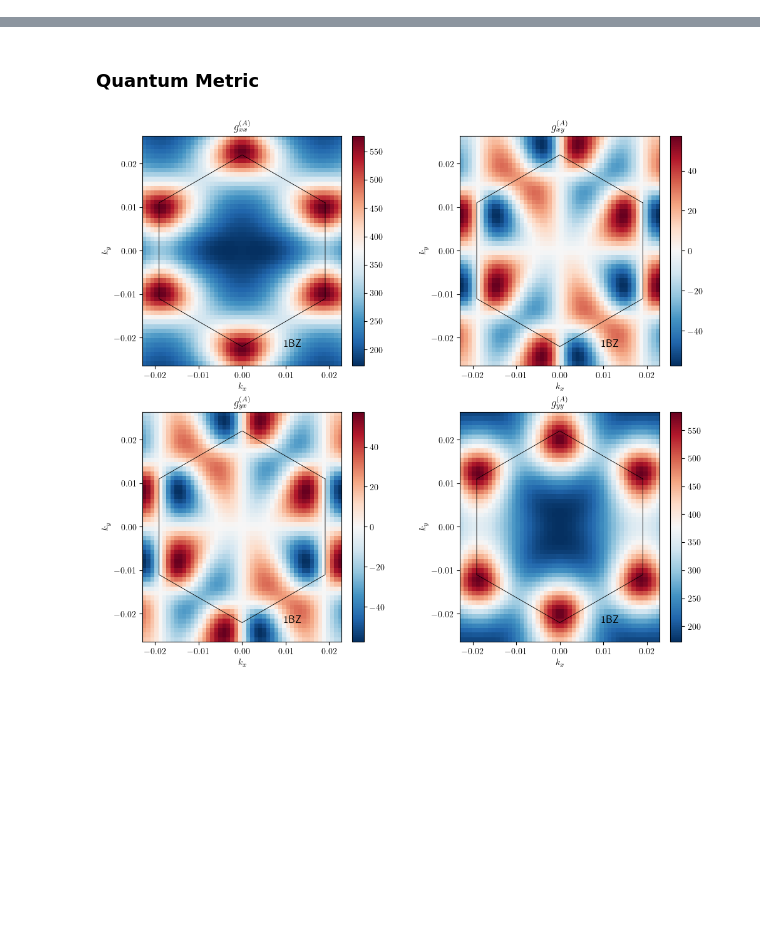
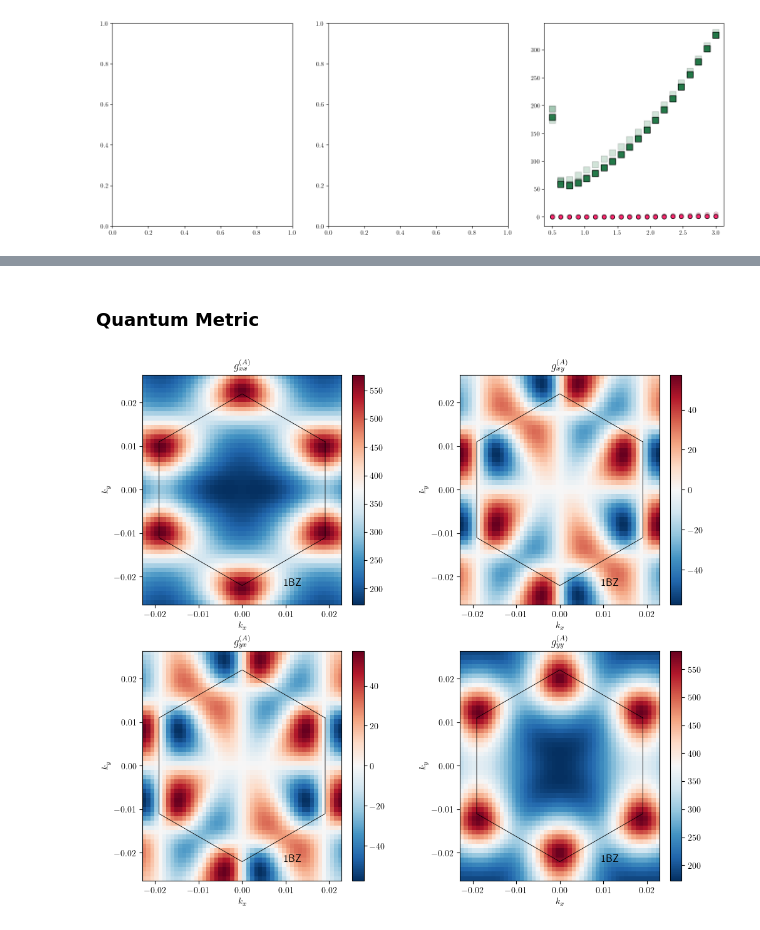
Before and after one commit to sanhq17/moire_heterobilayers, a Jupyter notebook: notebooks/wannier_two_bands.ipynb, the cells around one changed output, grey strips where cells are left out. Saved outputs shown, nothing was run; the diff lists cells and outputs as text; code cells hidden in the pictures; blank space fills up the shorter version.

```diff
--- a/notebooks/wannier_two_bands.ipynb
+++ b/notebooks/wannier_two_bands.ipynb
@@ -109,0 +131,71 @@ plt.colorbar(im1, fraction=0.046, pad=0.04)
+# %%
+sys.n_shells = 10
+sys.V = 6.0
+thetas = np.linspace(0.5, 3.0, 20)
+thetas2 = np.linspace(thetas[0], thetas[-1], 100)
+aMs0 = sys.a0 / (2 * np.sin(np.radians(thetas / 2)))
+aMs = sys.a0 / (2 * np.sin(np.radians(thetas2 / 2)))
+
+scale_W = 6.0
+
+NxR = 100
+NyR = 100
+
+NxK = 21
+NyK = NxK
+
+k_res = [3, 6, 9, 12]
+k_alpha = [0.2, 0.4, 0.6, 0.8]
+x_res = [30, 50, 100, 150]
+x_alpha = [0.2, 0.4, 0.6, 0.8]
+
+psi_values = [0.0, 20, 50]
+
+fig, axes = plt.subplots(1, 3, figsize=(18, 6))
+
+for ax, psi in zip(axes[2:], psi_values[2:]):
+    sys.psi_deg = psi
+
+    for resx, resk, alphax, alphak in tqdm(zip(x_res, k_res, x_alpha, k_alpha)):
+        rW_values = []
+        l0_values = []
+        omega = []
+        for th in thetas:
+            sys.theta_deg = th
+
+            x = np.linspace(-scale_W * sys.aM, scale_W * sys.aM, resx)
+            y = np.linspace(-scale_W * sys.aM, scale_W * sys.aM, resx)
+            X, Y = np.meshgrid(x, y)
+            k_points = sys.mesh_k_unit_cell(Nx=NxK, Ny=NyK)
+
+            ## Trial functions centers
+            RA = np.zeros(2)
+            v2 = sys.a1.copy()
+            v2[1] = - v2[1]
+            RB = (sys.a1 + v2) / 3
+
+            wanniers = sys.wannier_wavefunction_2band(X, Y, k_points, trial_centers= np.array([RA, RB]))
+
+            wannier1 = wanniers[0, :, :]
+            wannier2 = wanniers[1, :, :]
+
+            fun = lambda xx, yy: (xx-RA[0])**2 + (yy-RA[1])**2
+            spread1 = sys.integrate_wannier(fun, wannier1, X, Y, k_points)
+
+            fun2 = lambda xx, yy: (xx-RB[0])**2 + (yy-RB[1])**2
+            spread2 = sys.integrate_wannier(fun2, wannier2, X, Y, k_points)
+
+            omega.append((spread1 + spread2) / sys.aM**2)
+
+            # integral = sys.integrate_trace(Nx=resk, Ny=resk)
+            # l0 = np.sqrt(integral)
+            # l0_valuesH.append(l0)
+            integral = sys.integrate_trace(Nx=resk, Ny=resk)
+            l0_values.append(integral / sys.aM**2)
+
+        ax.scatter(thetas, np.array(omega), facecolors='#197340', edgecolors='k',
+                   s=100, marker='s', alpha=alphax)
+        ax.scatter(thetas, np.array(l0_values), facecolors='#FF216B', edgecolors='k',
+                   s=50, alpha=alphak)
+# %% [output]
+[figure, added]
```
Also changed, not shown: parts of 8 cells of this notebook, 9 other files.
